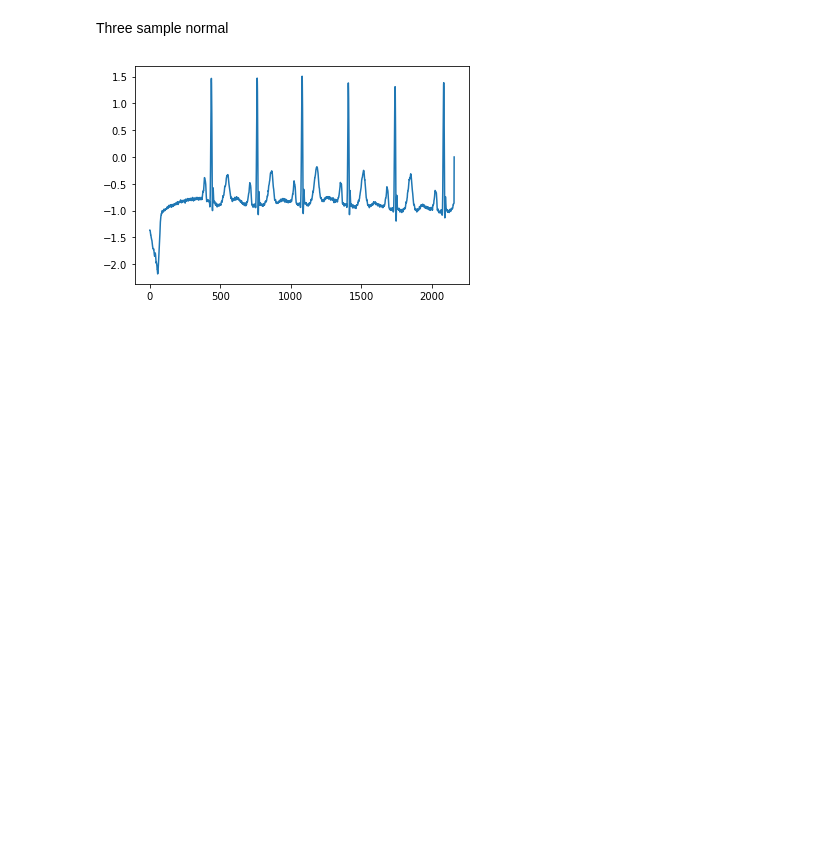
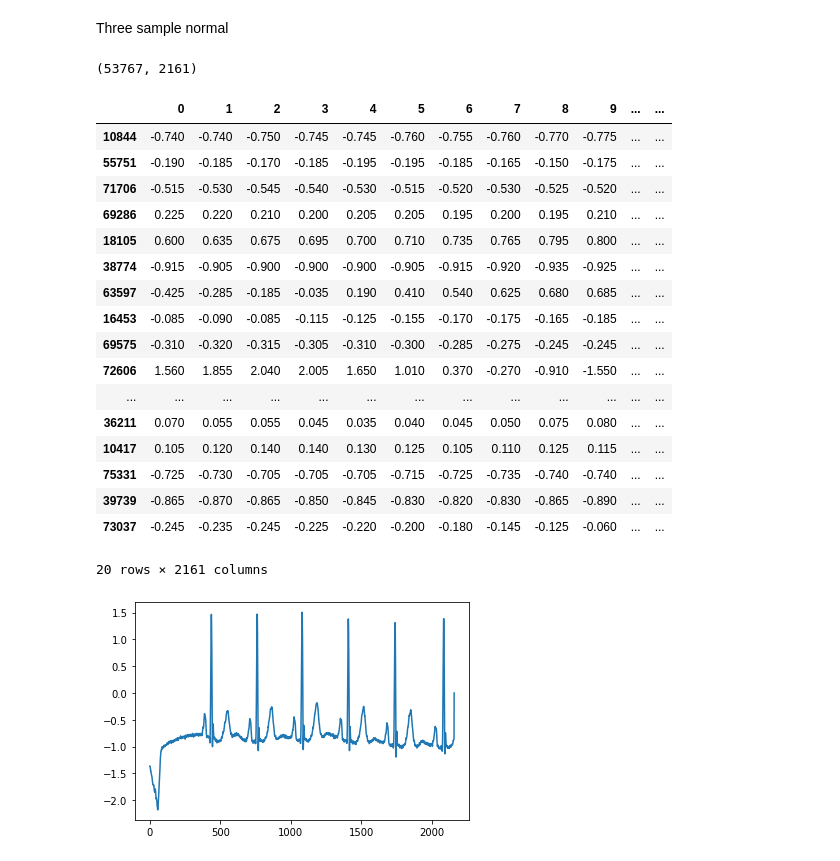
Before and after one commit to Jared-Godar/ecg_anomaly_detection, a Jupyter notebook: explore.ipynb, the cells around one changed output. Saved outputs shown, nothing was run; the diff lists cells and outputs as text; code cells hidden in the pictures; blank space fills up the shorter version.

```diff
--- a/explore.ipynb
+++ b/explore.ipynb
@@ -438,5 +457,5 @@ See Full Dataframe in Mito
 # %%
-X_explore_normal = X_explore[X_explore.abnormal==0]
+X_explore_normal = X_explore_df[X_explore_df.abnormal==0]
 # %%
 X_explore_normal.shape
 # %% [output]
@@ -451,6 +470,31 @@ X_explore_abnormal.shape
 Look at individual traces
 # %% [markdown]
 Three sample normal
+# %%
+X_explore_normal.shape
+# %% [output]
+(53767, 2161)
+# %%
+X_explore_normal.sample(20)
+# %% [output]
+|  | 0 | 1 | 2 | 3 | 4 | 5 | 6 | 7 | 8 | 9 | ... | ... |
+| 10844 | -0.740 | -0.740 | -0.750 | -0.745 | -0.745 | -0.760 | -0.755 | -0.760 | -0.770 | -0.775 | ... | ... |
+| 55751 | -0.190 | -0.185 | -0.170 | -0.185 | -0.195 | -0.195 | -0.185 | -0.165 | -0.150 | -0.175 | ... | ... |
+| 71706 | -0.515 | -0.530 | -0.545 | -0.540 | -0.530 | -0.515 | -0.520 | -0.530 | -0.525 | -0.520 | ... | ... |
+| 69286 | 0.225 | 0.220 | 0.210 | 0.200 | 0.205 | 0.205 | 0.195 | 0.200 | 0.195 | 0.210 | ... | ... |
+| 18105 | 0.600 | 0.635 | 0.675 | 0.695 | 0.700 | 0.710 | 0.735 | 0.765 | 0.795 | 0.800 | ... | ... |
+| 38774 | -0.915 | -0.905 | -0.900 | -0.900 | -0.900 | -0.905 | -0.915 | -0.920 | -0.935 | -0.925 | ... | ... |
+| 63597 | -0.425 | -0.285 | -0.185 | -0.035 | 0.190 | 0.410 | 0.540 | 0.625 | 0.680 | 0.685 | ... | ... |
+| 16453 | -0.085 | -0.090 | -0.085 | -0.115 | -0.125 | -0.155 | -0.170 | -0.175 | -0.165 | -0.185 | ... | ... |
+| 69575 | -0.310 | -0.320 | -0.315 | -0.305 | -0.310 | -0.300 | -0.285 | -0.275 | -0.245 | -0.245 | ... | ... |
+| 72606 | 1.560 | 1.855 | 2.040 | 2.005 | 1.650 | 1.010 | 0.370 | -0.270 | -0.910 | -1.550 | ... | ... |
+| ... | ... | ... | ... | ... | ... | ... | ... | ... | ... | ... | ... | ... |
+| 36211 | 0.070 | 0.055 | 0.055 | 0.045 | 0.035 | 0.040 | 0.045 | 0.050 | 0.075 | 0.080 | ... | ... |
+| 10417 | 0.105 | 0.120 | 0.140 | 0.140 | 0.130 | 0.125 | 0.105 | 0.110 | 0.125 | 0.115 | ... | ... |
+| 75331 | -0.725 | -0.730 | -0.705 | -0.705 | -0.705 | -0.715 | -0.725 | -0.735 | -0.740 | -0.740 | ... | ... |
+| 39739 | -0.865 | -0.870 | -0.865 | -0.850 | -0.845 | -0.830 | -0.820 | -0.830 | -0.865 | -0.890 | ... | ... |
+| 73037 | -0.245 | -0.235 | -0.245 | -0.225 | -0.220 | -0.200 | -0.180 | -0.145 | -0.125 | -0.060 | ... | ... |
+20 rows × 2161 columns
 # %%
 plt.plot(np.arange(2161), X_explore_normal.iloc[0]);
 # %% [output]
```
Also changed, not shown: parts of 58 cells of this notebook.
